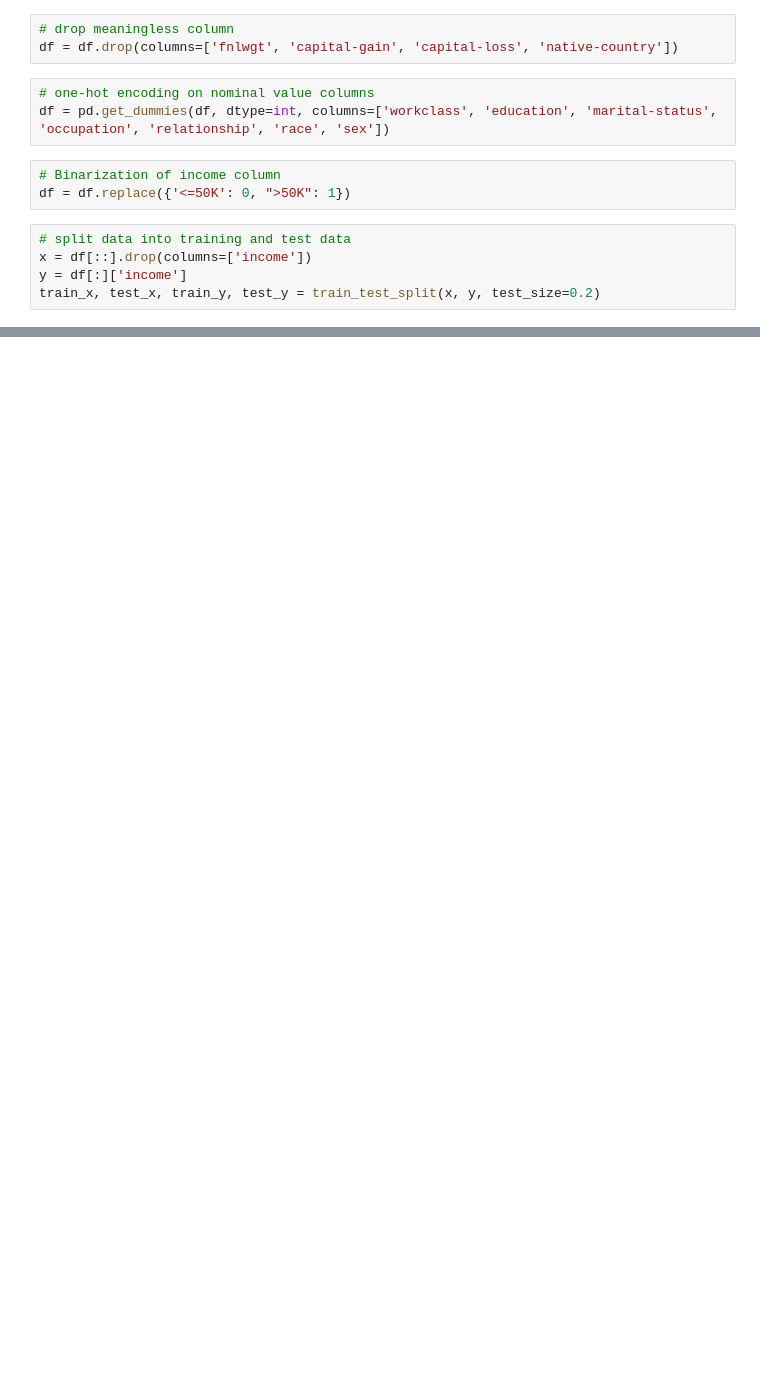
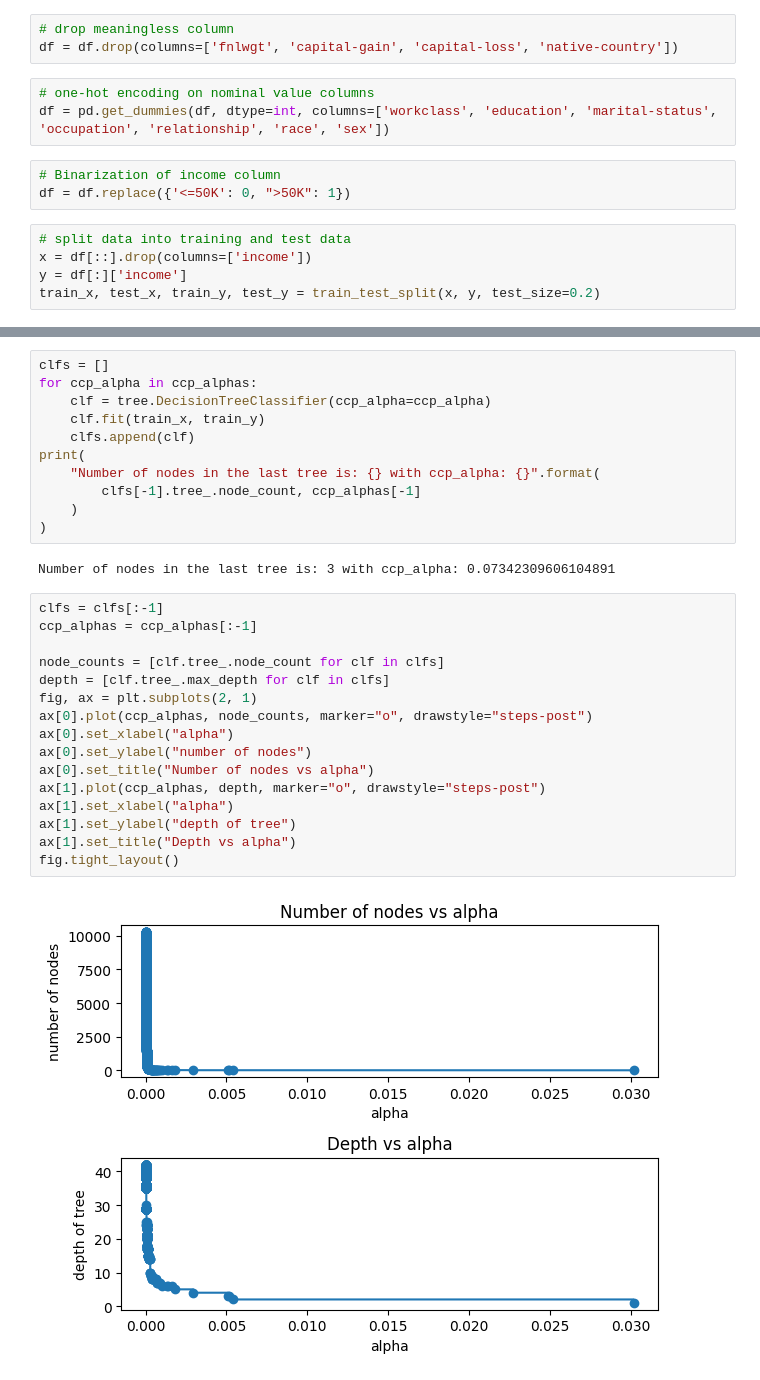
Before and after one commit to A-9-9/DataMining_DecisionTree, a Jupyter notebook: decision_tree.ipynb, the cells around one changed output, grey strips where cells are left out. Drawn from its saved outputs; the diff is of its cells as text; blank space fills up the shorter version.

```diff
--- a/decision_tree.ipynb
+++ b/decision_tree.ipynb
@@ -104,0 +313,31 @@ Cross Validatoin Accuracy: 0.7807
+# %%
+clfs = []
+for ccp_alpha in ccp_alphas:
+    clf = tree.DecisionTreeClassifier(ccp_alpha=ccp_alpha)
+    clf.fit(train_x, train_y)
+    clfs.append(clf)
+print(
+    "Number of nodes in the last tree is: {} with ccp_alpha: {}".format(
+        clfs[-1].tree_.node_count, ccp_alphas[-1]
+    )
+)
+# %% [output]
+Number of nodes in the last tree is: 3 with ccp_alpha: 0.07342309606104891
+# %%
+clfs = clfs[:-1]
+ccp_alphas = ccp_alphas[:-1]
+
+node_counts = [clf.tree_.node_count for clf in clfs]
+depth = [clf.tree_.max_depth for clf in clfs]
+fig, ax = plt.subplots(2, 1)
+ax[0].plot(ccp_alphas, node_counts, marker="o", drawstyle="steps-post")
+ax[0].set_xlabel("alpha")
+ax[0].set_ylabel("number of nodes")
+ax[0].set_title("Number of nodes vs alpha")
+ax[1].plot(ccp_alphas, depth, marker="o", drawstyle="steps-post")
+ax[1].set_xlabel("alpha")
+ax[1].set_ylabel("depth of tree")
+ax[1].set_title("Depth vs alpha")
+fig.tight_layout()
+# %% [output]
+[figure, added]
```
Also changed, not shown: parts of 40 cells of this notebook, 3 other files.
